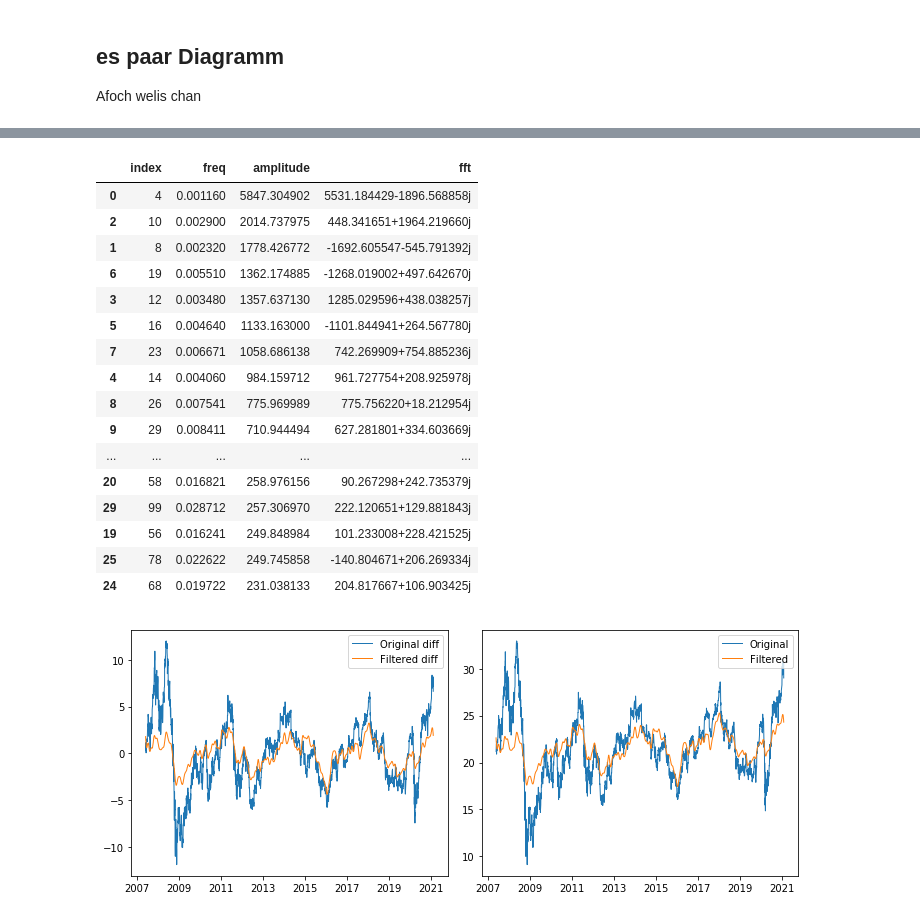
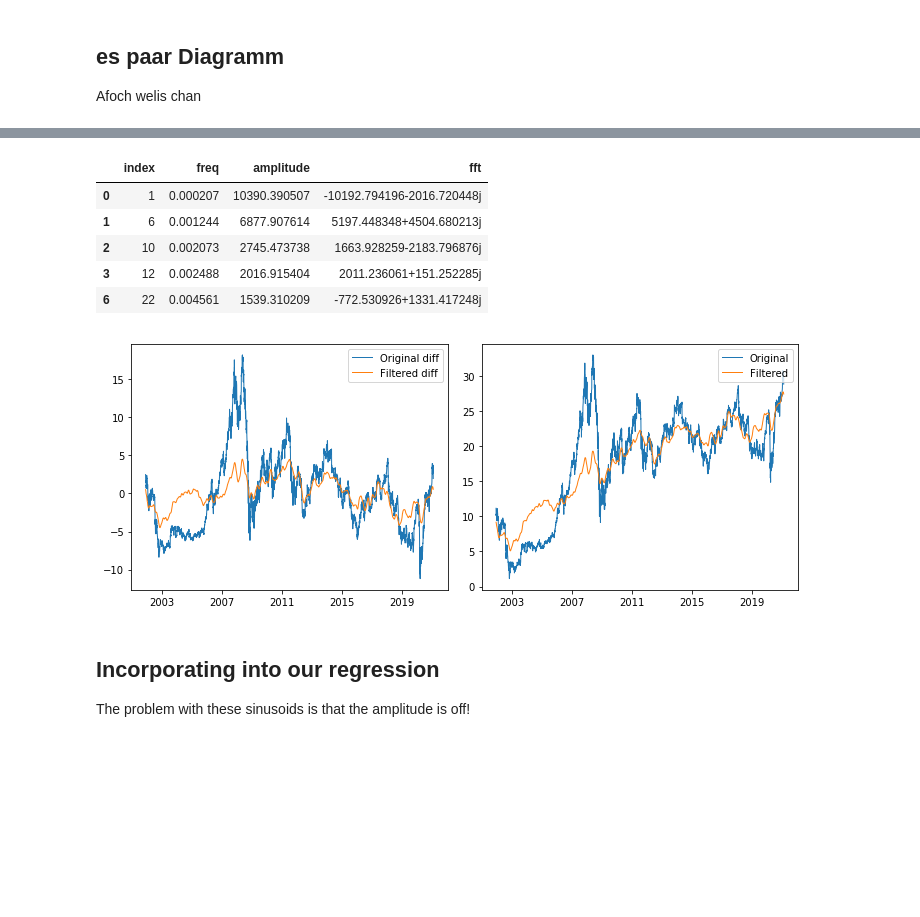
Before and after one commit to simonbuehrer/FFT-test, a Jupyter notebook: 00-fft-stock-market.ipynb, the cells around one changed output, grey strips where cells are left out. Saved outputs shown, nothing was run; the diff lists cells and outputs as text; code cells hidden in the pictures; blank space fills up the shorter version.

Commit message:
amplitude now correct

```diff
--- a/00-fft-stock-market.ipynb
+++ b/00-fft-stock-market.ipynb
@@ -27,7 +29,7 @@ import matplotlib.pyplot as plt
 # %%
 #get current day and download hist. data
 today = dt.datetime.today().strftime('%Y-%m-%d')
-hist = (dt.datetime.today()-dt.timedelta(5000)).strftime('%Y-%m-%d')
+hist = (dt.datetime.today()-dt.timedelta(7000)).strftime('%Y-%m-%d')
 
 stockname='ABB'
 print(today,hist)
@@ -107,7 +109,7 @@ mask = freq >= 0
 freq = freq[mask]
 power = power[mask]
 
-peaks, _ = find_peaks(power[freq >=0], height=200)
+peaks, _ = find_peaks(power[freq >=0], height=300)
 
 plt.plot(freq,power)
 plt.plot(freq[peaks], power[peaks],'x')
@@ -119,30 +121,19 @@ print(len(peaks))
 # %%
 output = pd.DataFrame()
 output['index'] = peaks
 output['freq'] = freq[peaks]
 output['amplitude'] = power[peaks]
 output['fft'] = fft_output[peaks]
 output = output.sort_values('amplitude', ascending=False)
 
-output
+output.head()
 # %% [output]
 |  | index | freq | amplitude | fft |
-| 0 | 4 | 0.001160 | 5847.304902 | 5531.184429-1896.568858j |
-| 2 | 10 | 0.002900 | 2014.737975 | 448.341651+1964.219660j |
-| 1 | 8 | 0.002320 | 1778.426772 | -1692.605547-545.791392j |
-| 6 | 19 | 0.005510 | 1362.174885 | -1268.019002+497.642670j |
-| 3 | 12 | 0.003480 | 1357.637130 | 1285.029596+438.038257j |
-| 5 | 16 | 0.004640 | 1133.163000 | -1101.844941+264.567780j |
-| 7 | 23 | 0.006671 | 1058.686138 | 742.269909+754.885236j |
-| 4 | 14 | 0.004060 | 984.159712 | 961.727754+208.925978j |
-| 8 | 26 | 0.007541 | 775.969989 | 775.756220+18.212954j |
-| 9 | 29 | 0.008411 | 710.944494 | 627.281801+334.603669j |
-| ... | ... | ... | ... | ... |
-| 20 | 58 | 0.016821 | 258.976156 | 90.267298+242.735379j |
-| 29 | 99 | 0.028712 | 257.306970 | 222.120651+129.881843j |
-| 19 | 56 | 0.016241 | 249.848984 | 101.233008+228.421525j |
-| 25 | 78 | 0.022622 | 249.745858 | -140.804671+206.269334j |
-| 24 | 68 | 0.019722 | 231.038133 | 204.817667+106.903425j |
+| 0 | 1 | 0.000207 | 10390.390507 | -10192.794196-2016.720448j |
+| 1 | 6 | 0.001244 | 6877.907614 | 5197.448348+4504.680213j |
+| 2 | 10 | 0.002073 | 2745.473738 | 1663.928259-2183.796876j |
+| 3 | 12 | 0.002488 | 2016.915404 | 2011.236061+151.252285j |
+| 6 | 22 | 0.004561 | 1539.310209 | -772.530926+1331.417248j |
 # %%
 filtered_fft_output = np.array([f if i in list(output['index']) else 0 for i, f in enumerate(fft_output)])
 filtered_diff = np.fft.ifft(filtered_fft_output)
@@ -163,7 +154,11 @@ ax2.legend(loc='upper right')
 plt.tight_layout()
 plt.show()
 # %% [output]
-[figure, old version]
+[figure, new version]
+# %% [markdown]
+## Incorporating into our regression
+
+The problem with these sinusoids is that the amplitude is off!
 # %%
 from cmath import phase
 
```
Also changed, not shown: parts of 10 cells of this notebook.
